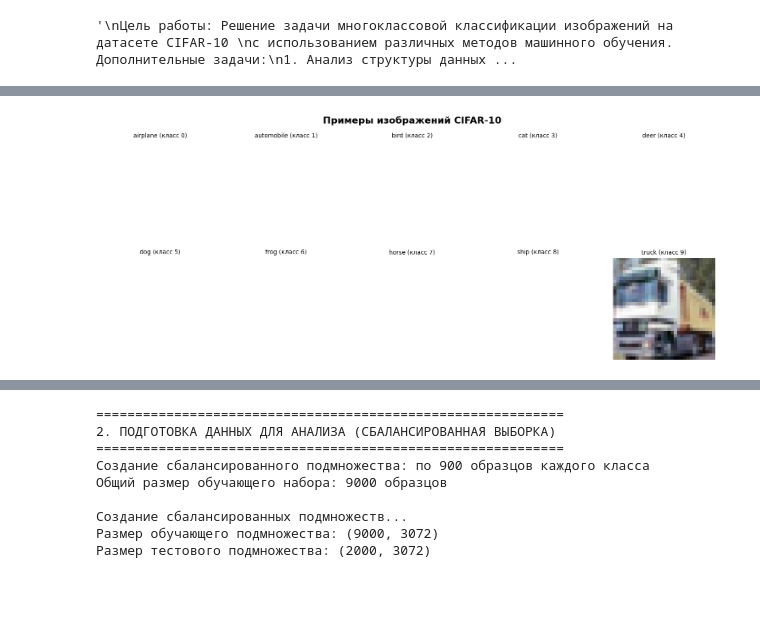
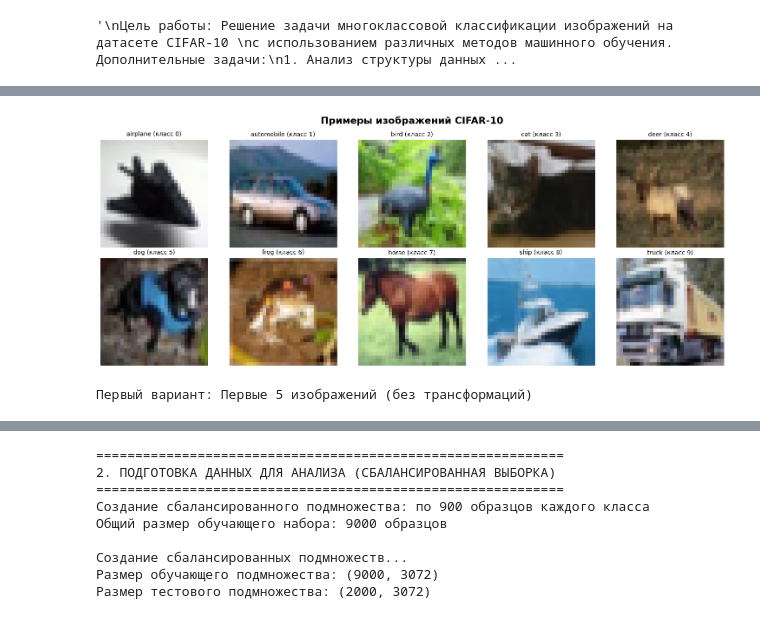
Before and after one commit to TrueKotenka/ML_HW_2025, a Jupyter notebook: project.ipynb, the cells around one changed output, grey strips where cells are left out. Drawn from its saved outputs; the diff is of its cells as text; code cells hidden in the pictures; blank space fills up the shorter version.

Commit message:
edit visualization

```diff
--- a/project.ipynb
+++ b/project.ipynb
@@ -70,16 +70,16 @@ print("="*60)
 - Особенности: Низкое разрешение, сложные фоновые шумы, вариации освещения
 """
 
-# Определение трансформаций
-transform = transforms.Compose([
+# Определение трансформаций с нормализацией (для обучения)
+transform_norm = transforms.Compose([
     transforms.ToTensor(),
     transforms.Normalize((0.5, 0.5, 0.5), (0.5, 0.5, 0.5))
 ])
 
-# Загрузка данных
+# Загрузка данных для обучения (с нормализацией)
 print("Загрузка CIFAR-10...")
-trainset = CIFAR10(root='./data', train=True, download=True, transform=transform)
-testset = CIFAR10(root='./data', train=False, download=True, transform=transform)
+trainset = CIFAR10(root='./data', train=True, download=True, transform=transform_norm)
+testset = CIFAR10(root='./data', train=False, download=True, transform=transform_norm)
 
 # Классы CIFAR-10
 class_names = ['airplane', 'automobile', 'bird', 'cat', 'deer',
@@ -89,22 +89,26 @@ print(f"Размер обучающей выборки: {len(trainset)}")
 print(f"Размер тестовой выборки: {len(testset)}")
 print(f"Количество классов: {len(class_names)}")
 
-# Визуализация примеров изображений с правильным отображением
-def imshow(img):
-    """Функция для отображения изображения"""
-    img = img / 2 + 0.5  # Денормализация
-    npimg = img.numpy()
-    plt.imshow(np.transpose(npimg, (1, 2, 0)))
-    plt.axis('off')
+# Создаем отдельный датасет для визуализации (без трансформаций)
+print("\nЗагрузка данных для визуализации...")
+# Загружаем данные без трансформаций, чтобы получить PIL изображения
+trainset_raw = CIFAR10(root='./data', train=True, download=True)
 
-# Создаем словарь для примеров каждого класса
+# Собираем по одному изображению каждого класса
 class_examples = {}
-for i in range(len(trainset)):
-    img, label = trainset[i]
+for i in range(len(trainset_raw)):
+    img, label = trainset_raw[i]  # img - это PIL.Image
     if label not in class_examples:
         class_examples[label] = img
     if len(class_examples) == 10:
         break
+
+# Визуализация примеров изображений
+def show_pil_image(pil_img, ax, title):
+    """Отображение PIL изображения"""
+    ax.imshow(pil_img)
+    ax.set_title(title, fontsize=10)
+    ax.axis('off')
 
 # Визуализация
 fig, axes = plt.subplots(2, 5, figsize=(15, 6))
@@ -112,14 +116,49 @@ fig.suptitle('Примеры изображений CIFAR-10', fontsize=16, font
 
 for i in range(10):
     ax = axes[i // 5, i % 5]
-    img = class_examples[i]
-    imshow(img)
-    ax.set_title(f'{class_names[i]} (класс {i})', fontsize=10)
-    ax.axis('off')
+    if i in class_examples:
+        show_pil_image(class_examples[i], ax, f'{class_names[i]} (класс {i})')
+    else:
+        ax.text(0.5, 0.5, f'Класс {i} не найден',
+                horizontalalignment='center', verticalalignment='center')
+        ax.axis('off')
 
 plt.tight_layout()
 plt.savefig('cifar10_examples.png', dpi=300, bbox_inches='tight')
 plt.show()
+
+# Покажем также несколько примеров с правильными трансформациями
+print("\nПервый вариант: Первые 5 изображений (без трансформаций)")
+fig, axes = plt.subplots(1, 5, figsize=(15, 3))
+for idx in range(5):
+    img, label = trainset_raw[idx]
+    axes[idx].imshow(img)
+    axes[idx].set_title(f'{class_names[label]}')
+    axes[idx].axis('off')
+plt.suptitle('Первые 5 изображений CIFAR-10 (без трансформаций)', fontsize=14)
+plt.tight_layout()
+plt.show()
+
+# Также покажем распределение классов
+print("\nРаспределение классов в обучающей выборке:")
+train_labels = [label for _, label in trainset_raw]
+label_counts = np.bincount(train_labels)
+for i in range(10):
+    print(f"{class_names[i]:12s}: {label_counts[i]:5d} изображений ({label_counts[i]/len(trainset_raw)*100:.1f}%)")
+
+# Визуализация распределения классов
+plt.figure(figsize=(10, 5))
+bars = plt.bar(range(10), label_counts, color=sns.color_palette('husl', 10))
+plt.xlabel('Класс')
+plt.ylabel('Количество изображений')
+plt.title('Распределение классов в CIFAR-10')
+plt.xticks(range(10), class_names, rotation=45, ha='right')
+for bar, count in zip(bars, label_counts):
+    plt.text(bar.get_x() + bar.get_width()/2, bar.get_height() + 50,
+             str(count), ha='center', va='bottom', fontsize=9)
+plt.tight_layout()
+plt.savefig('class_distribution.png', dpi=300, bbox_inches='tight')
+plt.show()
 # %% [output]
 ============================================================
 1. ЗАГРУЗКА И АНАЛИЗ ДАННЫХ CIFAR-10
@@ -131 +172,2 @@ plt.show()
-[figure, old version]
+[figure, new version]
+Первый вариант: Первые 5 изображений (без трансформаций)
```
Also changed, not shown: parts of 4 cells of this notebook.
